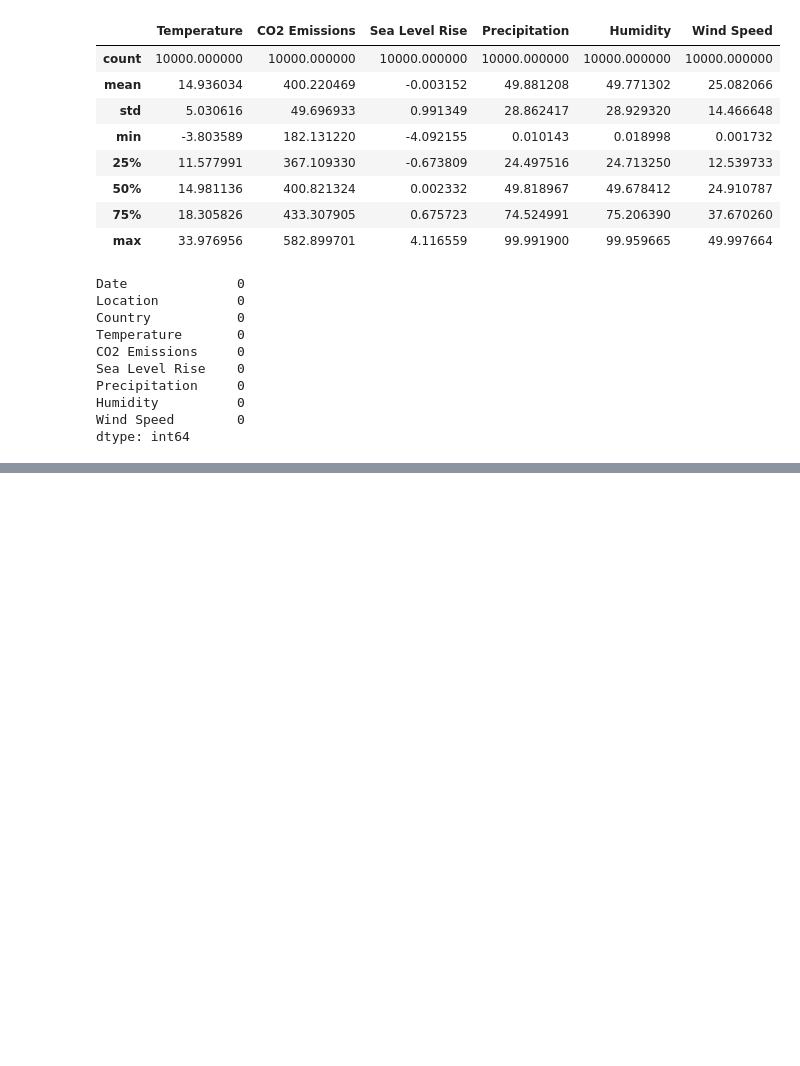
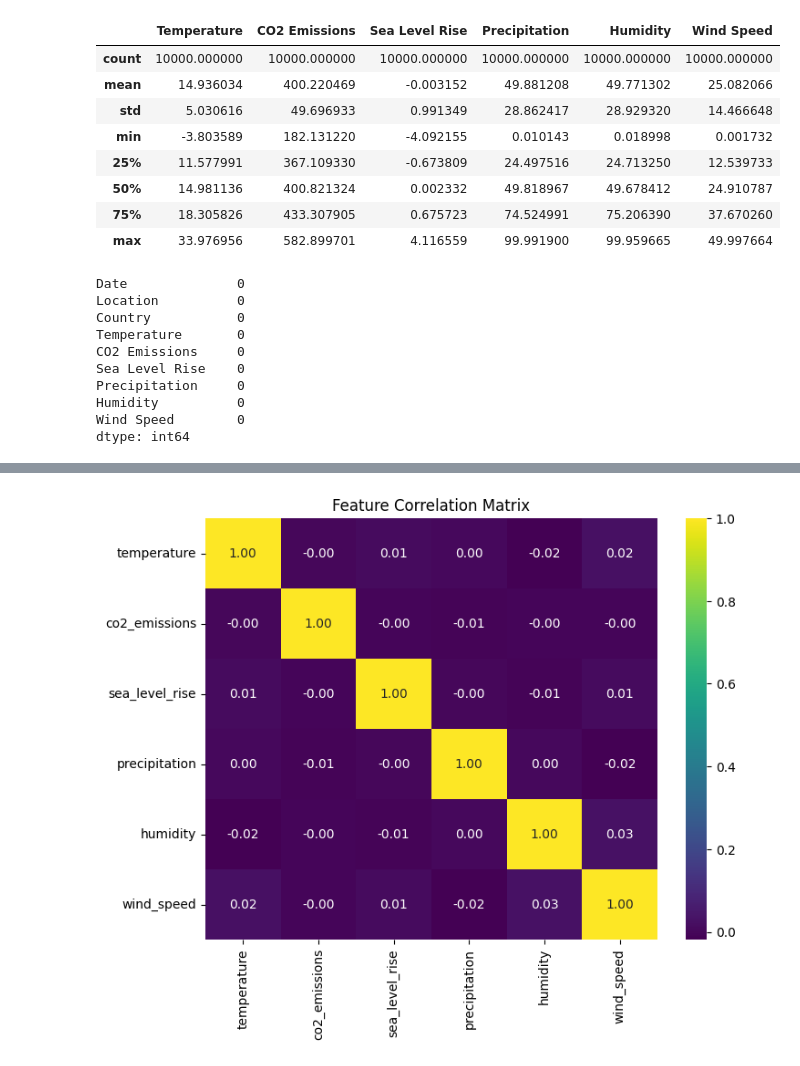
Before and after one commit to MahaswetaTalik/edunet-Foundation, a Jupyter notebook: Climate_Chnage_and_Disaster_Management.ipynb, the cells around one changed output, grey strips where cells are left out. Saved outputs shown, nothing was run; the diff lists cells and outputs as text; code cells hidden in the pictures; blank space fills up the shorter version.

```diff
--- a/Climate_Chnage_and_Disaster_Management.ipynb
+++ b/Climate_Chnage_and_Disaster_Management.ipynb
@@ -114,0 +158,13 @@ df.head()
+# %%
+# Select numeric features
+
+numeric_cols = ['temperature', 'co2_emissions', 'sea_level_rise', 'precipitation', 'humidity', 'wind_speed']
+corr_matrix = df[numeric_cols].corr()
+
+# Heatmap
+plt.figure(figsize=(8, 6))
+sns.heatmap(corr_matrix, annot=True, cmap='viridis', fmt=".2f")
+plt.title("Feature Correlation Matrix")
+plt.show()
+# %% [output]
+[figure, added]
```
Also changed, not shown: parts of 24 cells of this notebook.
